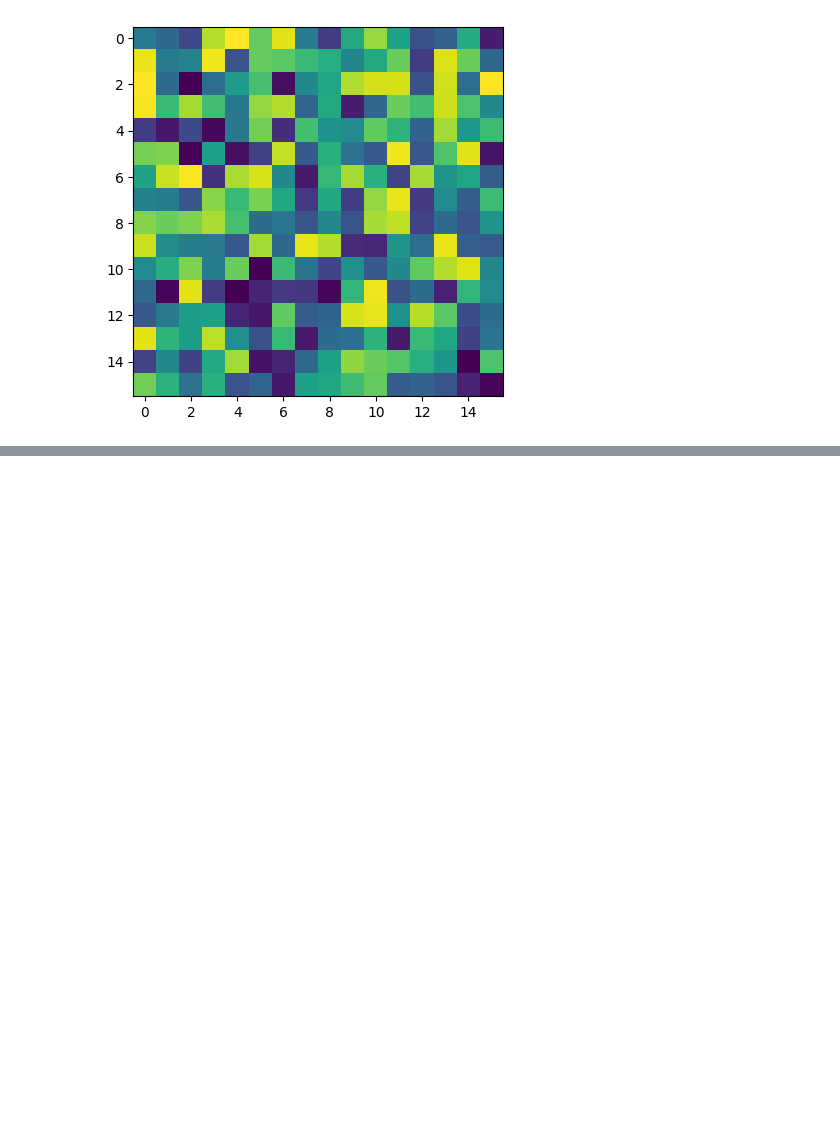
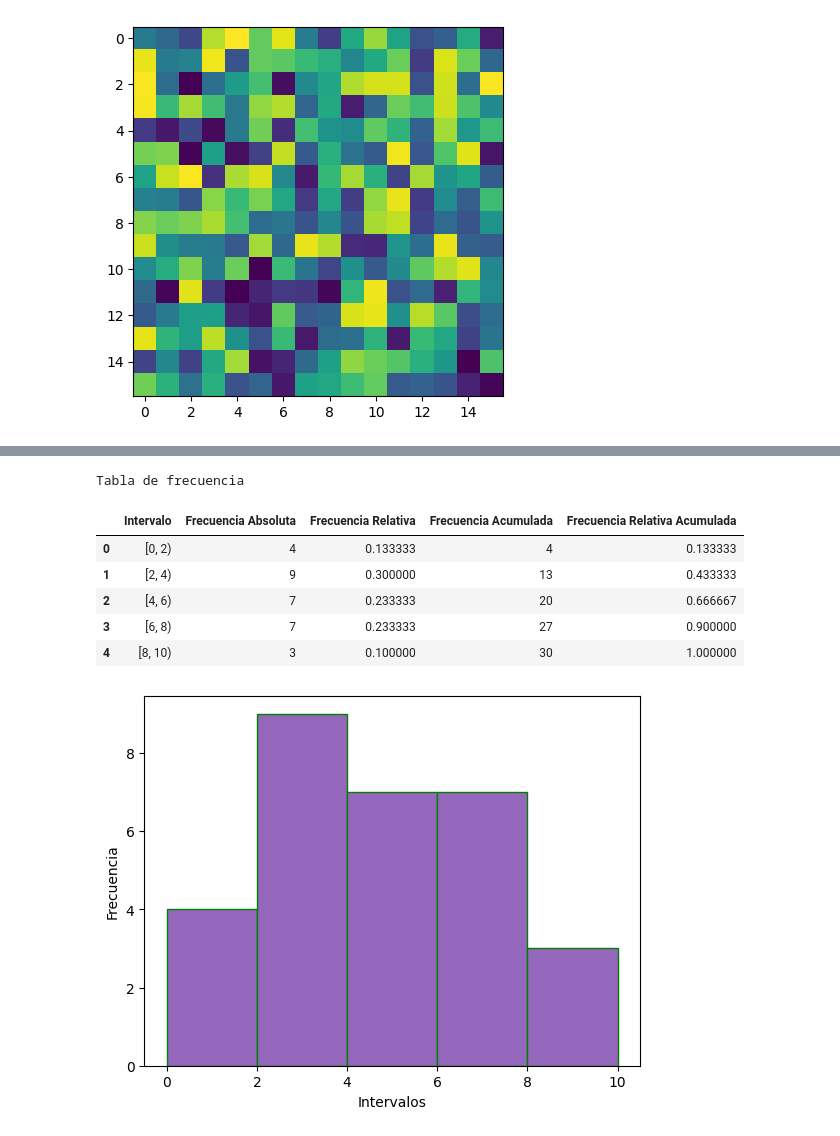
Before and after one commit to RICHAR-SL/IA, a Jupyter notebook: Matplotlib.ipynb, the cells around one changed output, grey strips where cells are left out. Saved outputs shown, nothing was run; the diff lists cells and outputs as text; code cells hidden in the pictures; blank space fills up the shorter version.

```diff
--- a/Matplotlib.ipynb
+++ b/Matplotlib.ipynb
@@ -215,0 +237,37 @@ plt.show()
+# %%
+# Agrupa los siguientes datos en intervalos de amplitud 2:
+import pandas as pd
+import numpy as np
+import matplotlib.pyplot as plt
+
+datos = [2, 3, 5, 1, 6, 7, 8, 0, 8, 9, 6, 4, 4, 3, 2, 6, 3, 3, 2, 1, 1, 5, 6, 7, 4, 3, 2, 5, 4, 6]
+
+dato_minimo=min(datos)
+dato_maximo = max(datos)
+n=np.arange(dato_minimo,dato_maximo+3,2)
+
+frecuencia_tabla=pd.cut(datos,bins=n, right=False).value_counts().sort_index().reset_index()
+frecuencia_tabla.columns=['Intervalo','Frecuencia Absoluta']
+frecuencia_tabla['Frecuencia Relativa']=frecuencia_tabla['Frecuencia Absoluta']/len(datos)
+frecuencia_tabla['Frecuencia Acumulada']=frecuencia_tabla['Frecuencia Absoluta'].cumsum()
+frecuencia_tabla['Frecuencia Relativa Acumulada']=frecuencia_tabla['Frecuencia Relativa'].cumsum()
+
+print('Tabla de frecuencia')
+display (frecuencia_tabla)
+
+fig, ax = plt.subplots()
+ax.hist(datos,bins=n, edgecolor='Green',color='tab:purple')
+
+plt.xlabel('Intervalos')
+plt.ylabel('Frecuencia')
+plt.title='Histograma de amplitud 2'
+plt.show()
+# %% [output]
+Tabla de frecuencia
+|  | Intervalo | Frecuencia Absoluta | Frecuencia Relativa | Frecuencia Acumulada | Frecuencia Relativa Acumulada |
+| 0 | [0, 2) | 4 | 0.133333 | 4 | 0.133333 |
+| 1 | [2, 4) | 9 | 0.300000 | 13 | 0.433333 |
+| 2 | [4, 6) | 7 | 0.233333 | 20 | 0.666667 |
+| 3 | [6, 8) | 7 | 0.233333 | 27 | 0.900000 |
+| 4 | [8, 10) | 3 | 0.100000 | 30 | 1.000000 |
+[figure, added]
```
Also changed, not shown: parts of 20 cells of this notebook.
